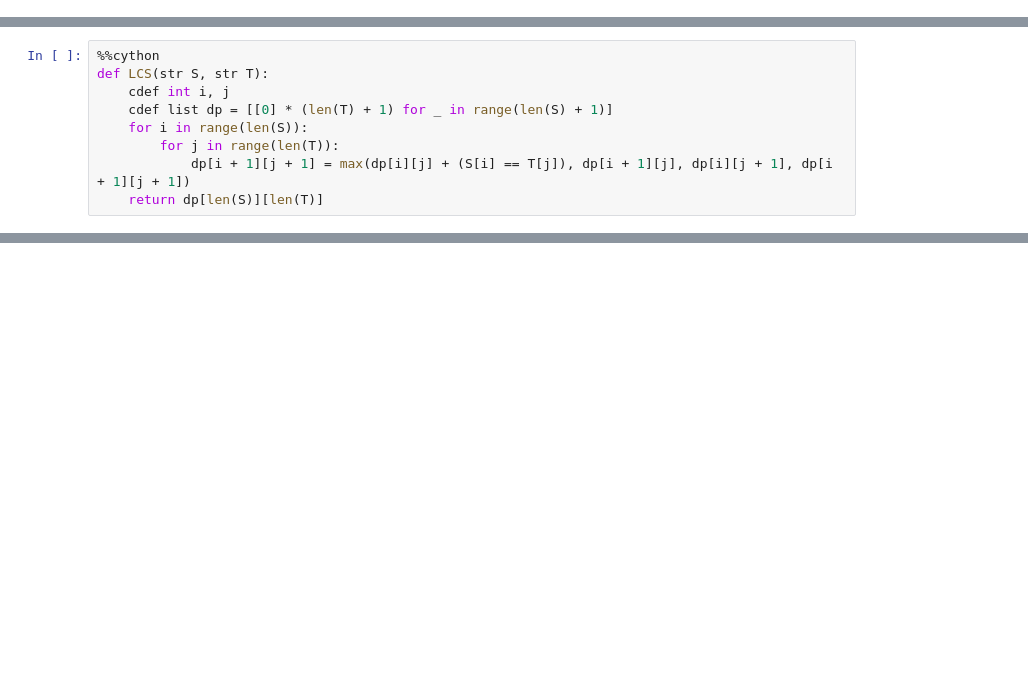
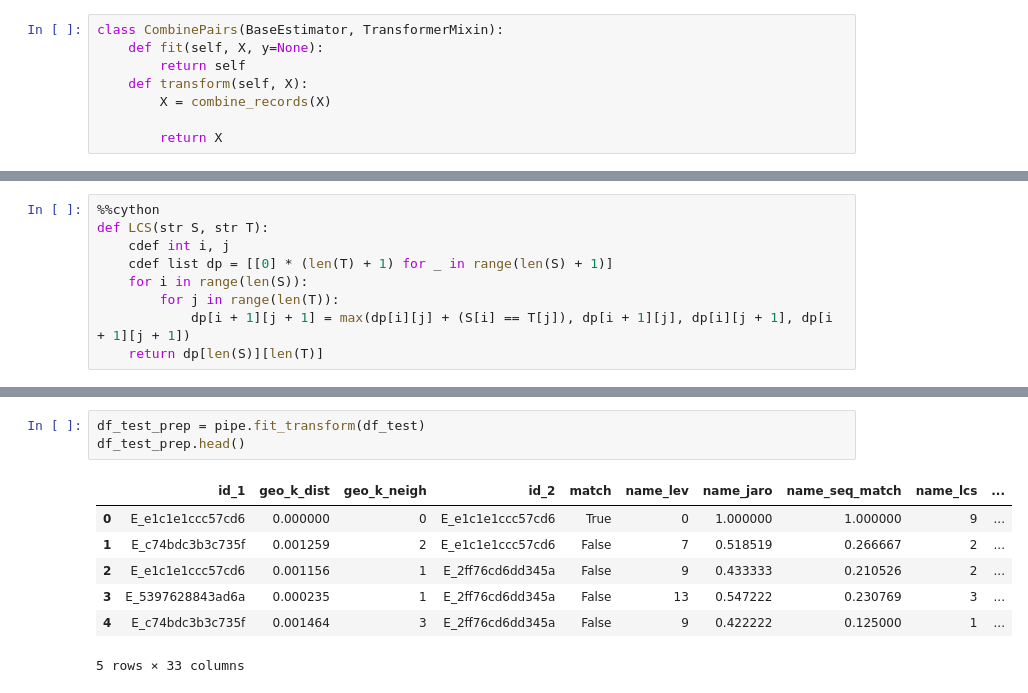
Before and after one commit to ParalogyX/Foursquare_Location_Matching, a Jupyter notebook: data_prep.ipynb, the cells around one changed output, grey strips where cells are left out. Drawn from its saved outputs; the diff is of its cells as text; blank space fills up the shorter version.

```diff
--- a/data_prep.ipynb
+++ b/data_prep.ipynb
@@ -253,3 +226,11 @@ df_train[df_train['id'].isin(['E_4e7036834a8133', 'E_e062dace84aeed'])]
+# %%
+class CombinePairs(BaseEstimator, TransformerMixin):
+    def fit(self, X, y=None):
+        return self
+    def transform(self, X):
+        X = combine_records(X)
+
+        return X
 # %%
 %load_ext Cython
 # %%
@@ -311,0 +302,11 @@ def add_features(df):
+# %%
+df_test_prep = pipe.fit_transform(df_test)
+df_test_prep.head()
+# %% [output]
+|  | id_1 | geo_k_dist | geo_k_neigh | id_2 | match | name_lev | name_jaro | name_seq_match | name_lcs | ... |
+| 0 | E_e1c1e1ccc57cd6 | 0.000000 | 0 | E_e1c1e1ccc57cd6 | True | 0 | 1.000000 | 1.000000 | 9 | ... |
+| 1 | E_c74bdc3b3c735f | 0.001259 | 2 | E_e1c1e1ccc57cd6 | False | 7 | 0.518519 | 0.266667 | 2 | ... |
+| 2 | E_e1c1e1ccc57cd6 | 0.001156 | 1 | E_2ff76cd6dd345a | False | 9 | 0.433333 | 0.210526 | 2 | ... |
+| 3 | E_5397628843ad6a | 0.000235 | 1 | E_2ff76cd6dd345a | False | 13 | 0.547222 | 0.230769 | 3 | ... |
+| 4 | E_c74bdc3b3c735f | 0.001464 | 3 | E_2ff76cd6dd345a | False | 9 | 0.422222 | 0.125000 | 1 | ... |
+5 rows × 33 columns
```
Also changed, not shown: parts of 25 cells of this notebook.
